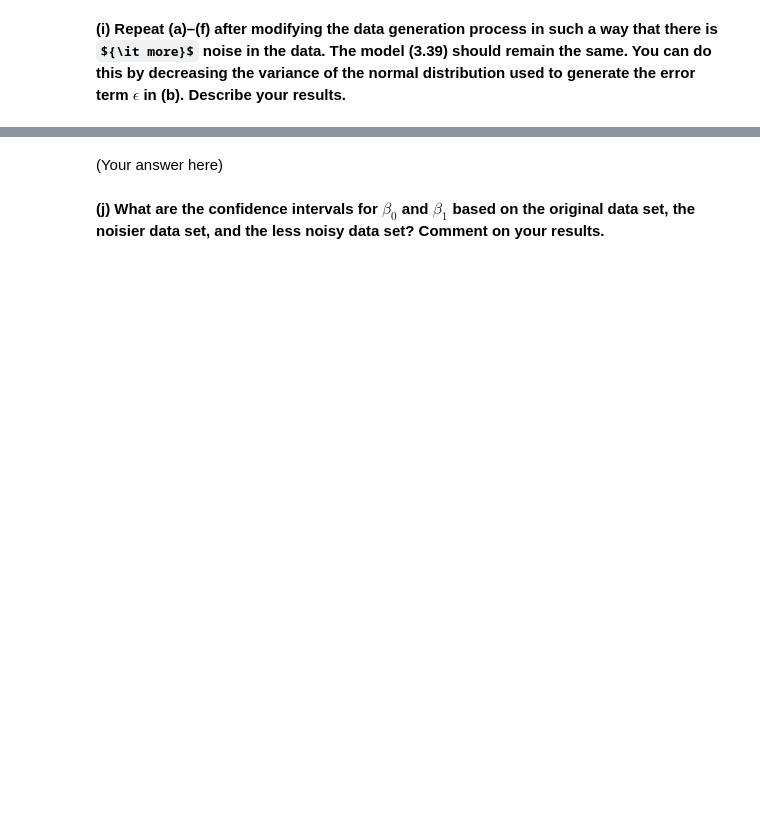
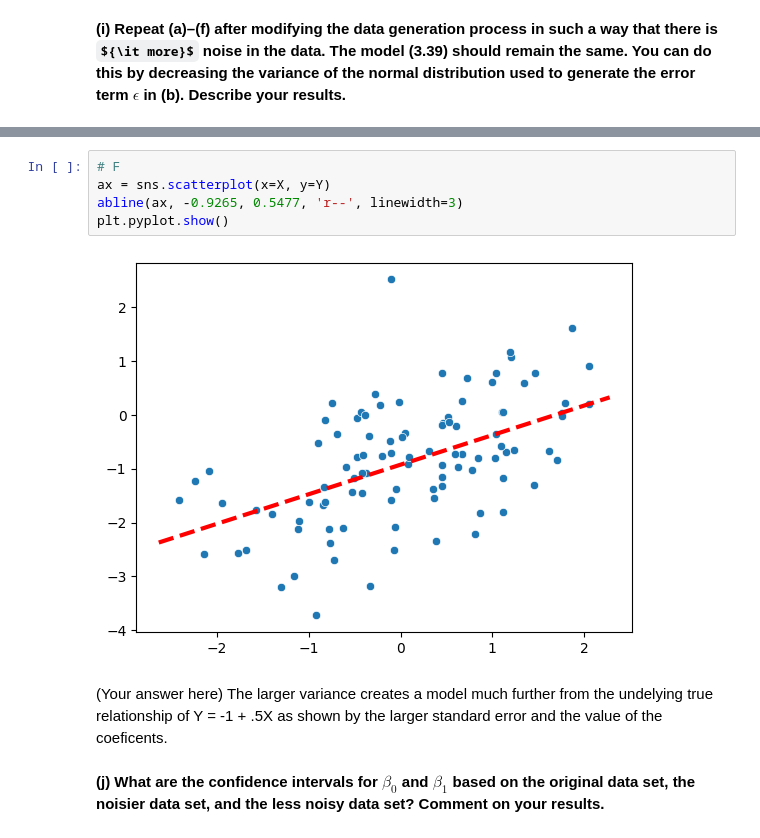
Before and after one commit to WillDBM/DATA-303, a Jupyter notebook: Lab/Armentrout_William_Lab4.ipynb, the cells around one changed output, grey strips where cells are left out. Saved outputs shown, nothing was run; the diff lists cells and outputs as text; some formulas as TeX source; blank space fills up the shorter version.

```diff
--- a/Lab/Armentrout_William_Lab4.ipynb
+++ b/Lab/Armentrout_William_Lab4.ipynb
@@ -190,5 +240,13 @@ $\epsilon$ in (b). Describe your results.**
+# %%
+# F
+ax = sns.scatterplot(x=X, y=Y)
+abline(ax, -0.9265, 0.5477, 'r--', linewidth=3)
+plt.pyplot.show()
+# %% [output]
+[figure, added]
 # %% [markdown]
 (Your answer here)
+The larger variance creates a model much further from the undelying true relationship of Y = -1 + .5X as shown by the larger standard error and the value of the coeficents.
 # %% [markdown]
 **(j) What are the confidence intervals for $\beta_0$ and $\beta_1$ based on the
 original data set, the noisier data set, and the less noisy data
```
Also changed, not shown: parts of 9 cells of this notebook.
